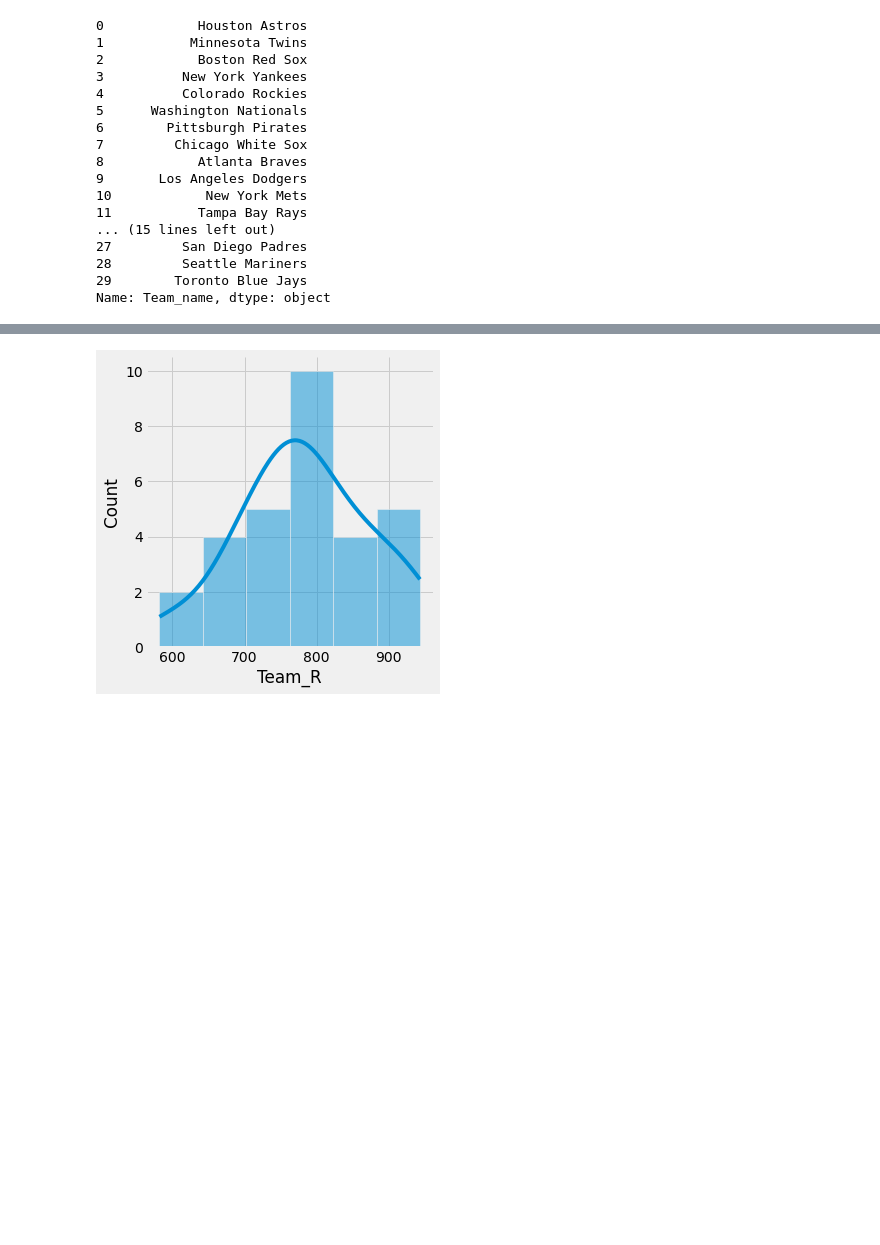
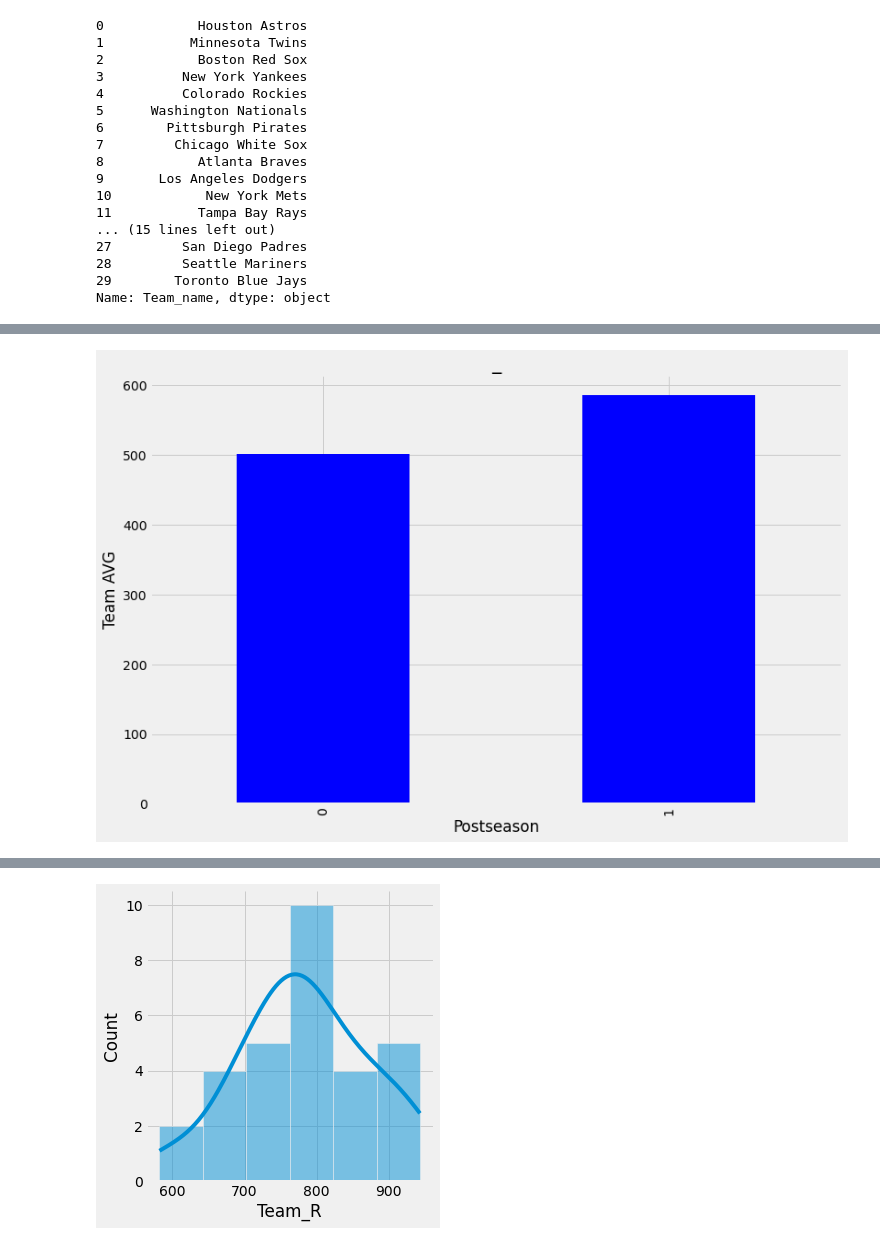
Before and after one commit to jmg0144/mlb-analysis, a Jupyter notebook: MLB-Analysis.ipynb, the cells around one changed output, grey strips where cells are left out. Drawn from its saved outputs; the diff is of its cells as text; code cells hidden in the pictures; blank space fills up the shorter version.

```diff
--- a/MLB-Analysis.ipynb
+++ b/MLB-Analysis.ipynb
@@ -118,0 +139,4 @@ plt.style.use('fivethirtyeight')
+# %%
+plot_stats()
+# %% [output]
+[figure, added]
```
Also changed, not shown: parts of 7 cells of this notebook.
